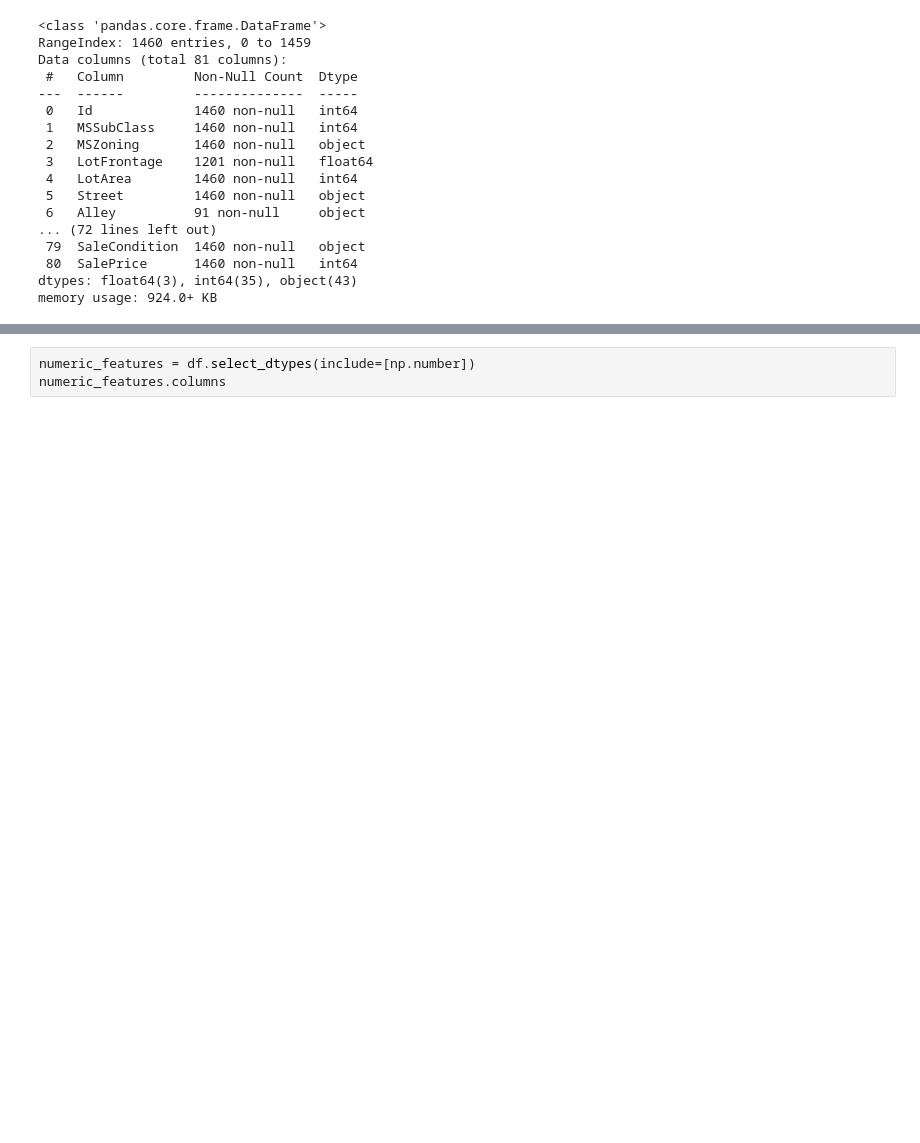
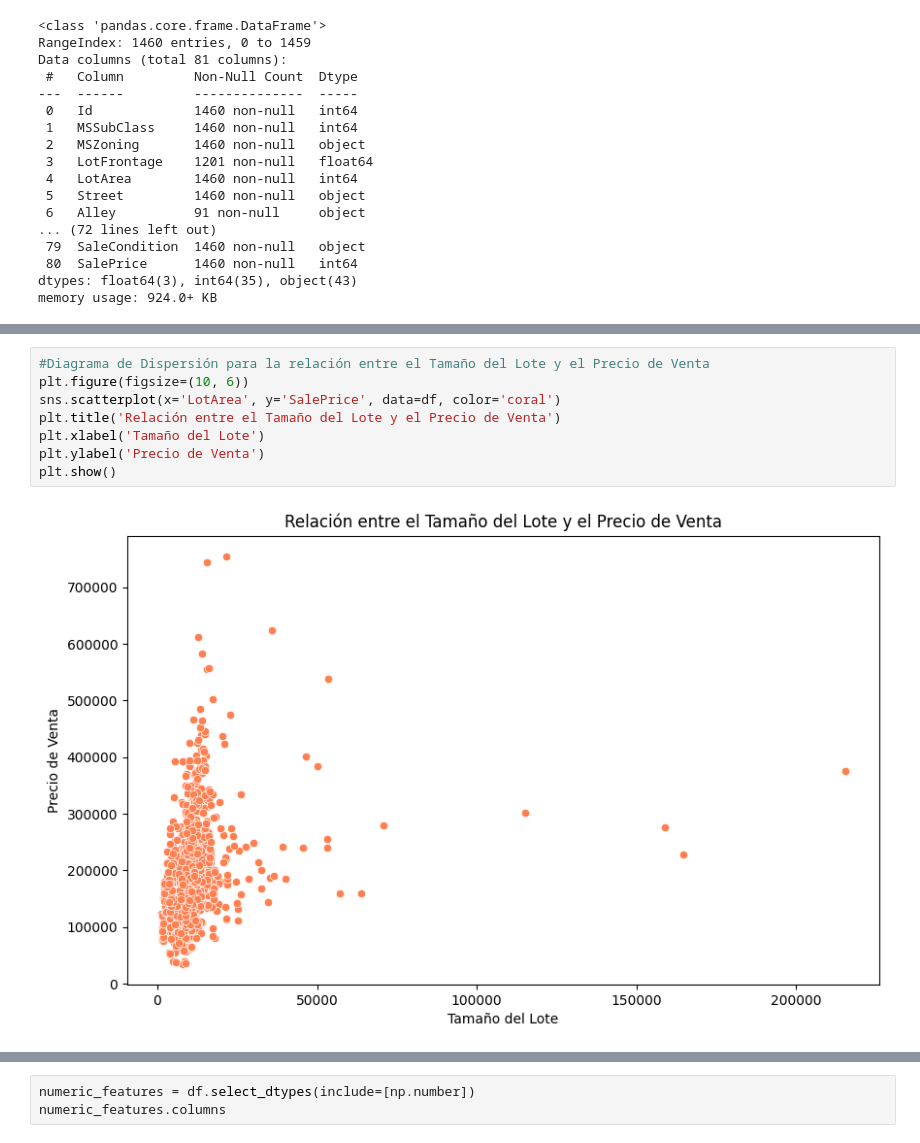
Before and after one commit to FerEsq/DM-House-Sale-Price-Predictor, a Jupyter notebook: Model.ipynb, the cells around one changed output, grey strips where cells are left out. Cells and saved outputs as stored; diff of their text form; blank space fills up the shorter version.

```diff
--- a/Model.ipynb
+++ b/Model.ipynb
@@ -51,0 +115,10 @@ memory usage: 924.0+ KB
+# %%
+#Diagrama de Dispersión para la relación entre el Tamaño del Lote y el Precio de Venta
+plt.figure(figsize=(10, 6))
+sns.scatterplot(x='LotArea', y='SalePrice', data=df, color='coral')
+plt.title('Relación entre el Tamaño del Lote y el Precio de Venta')
+plt.xlabel('Tamaño del Lote')
+plt.ylabel('Precio de Venta')
+plt.show()
+# %% [output]
+[figure, added]
```
Also changed, not shown: parts of 7 cells of this notebook.
